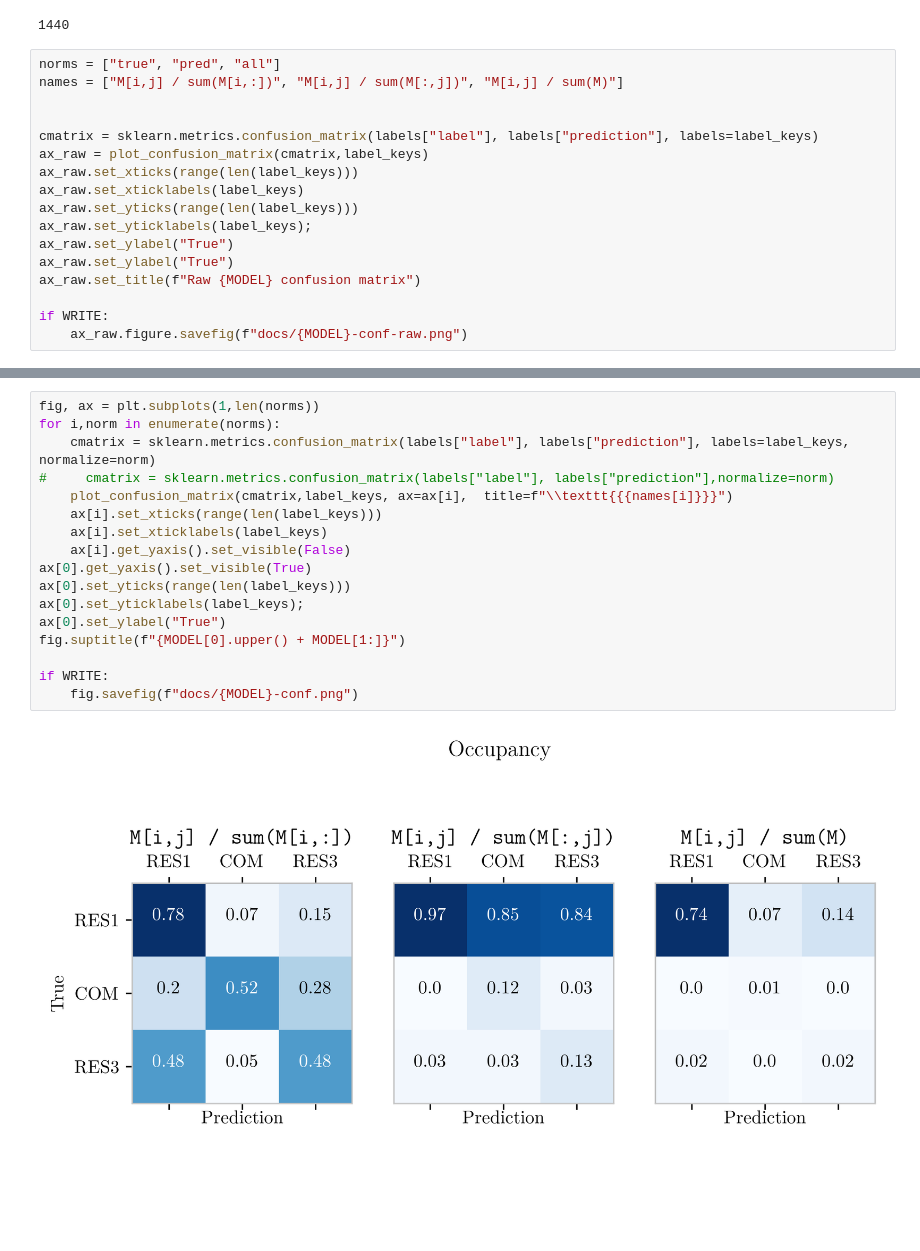
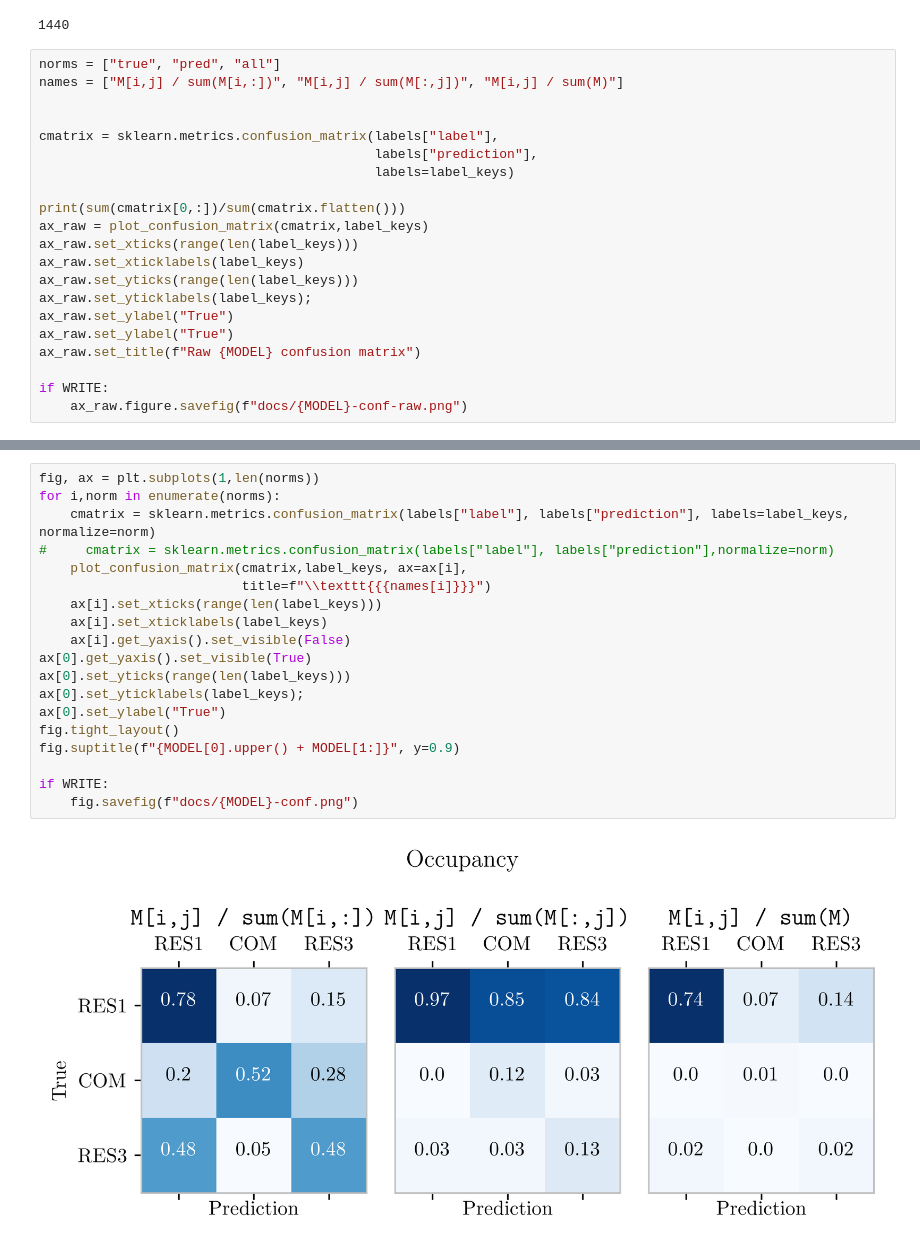
Before and after one commit to claudioperez/SimCenterTools, a Jupyter notebook: brails/occupancy.ipynb, the cells around one changed output, grey strips where cells are left out. Drawn from its saved outputs; the diff is of its cells as text; blank space fills up the shorter version.

```diff
--- a/brails/occupancy.ipynb
+++ b/brails/occupancy.ipynb
@@ -151,7 +153,11 @@ norms = ["true", "pred", "all"]
 names = ["M[i,j] / sum(M[i,:])", "M[i,j] / sum(M[:,j])", "M[i,j] / sum(M)"]
 
 
-cmatrix = sklearn.metrics.confusion_matrix(labels["label"], labels["prediction"], labels=label_keys)
+cmatrix = sklearn.metrics.confusion_matrix(labels["label"],
+                                           labels["prediction"],
+                                           labels=label_keys)
+
+print(sum(cmatrix[0,:])/sum(cmatrix.flatten()))
 ax_raw = plot_confusion_matrix(cmatrix,label_keys)
 ax_raw.set_xticks(range(len(label_keys)))
 ax_raw.set_xticklabels(label_keys)
@@ -168,19 +175,21 @@ if WRITE:
 # %%
 fig, ax = plt.subplots(1,len(norms))
 for i,norm in enumerate(norms):
     cmatrix = sklearn.metrics.confusion_matrix(labels["label"], labels["prediction"], labels=label_keys, normalize=norm)
 #     cmatrix = sklearn.metrics.confusion_matrix(labels["label"], labels["prediction"],normalize=norm)
-    plot_confusion_matrix(cmatrix,label_keys, ax=ax[i],  title=f"\\texttt{{{names[i]}}}")
+    plot_confusion_matrix(cmatrix,label_keys, ax=ax[i],
+                          title=f"\\texttt{{{names[i]}}}")
     ax[i].set_xticks(range(len(label_keys)))
     ax[i].set_xticklabels(label_keys)
     ax[i].get_yaxis().set_visible(False)
 ax[0].get_yaxis().set_visible(True)
 ax[0].set_yticks(range(len(label_keys)))
 ax[0].set_yticklabels(label_keys);
 ax[0].set_ylabel("True")
-fig.suptitle(f"{MODEL[0].upper() + MODEL[1:]}")
+fig.tight_layout()
+fig.suptitle(f"{MODEL[0].upper() + MODEL[1:]}", y=0.9)
 
 if WRITE:
     fig.savefig(f"docs/{MODEL}-conf.png")
 # %% [output]
-[figure, old version]
+[figure, new version]
```
Also changed, not shown: parts of 3 cells of this notebook, 3 other files.
